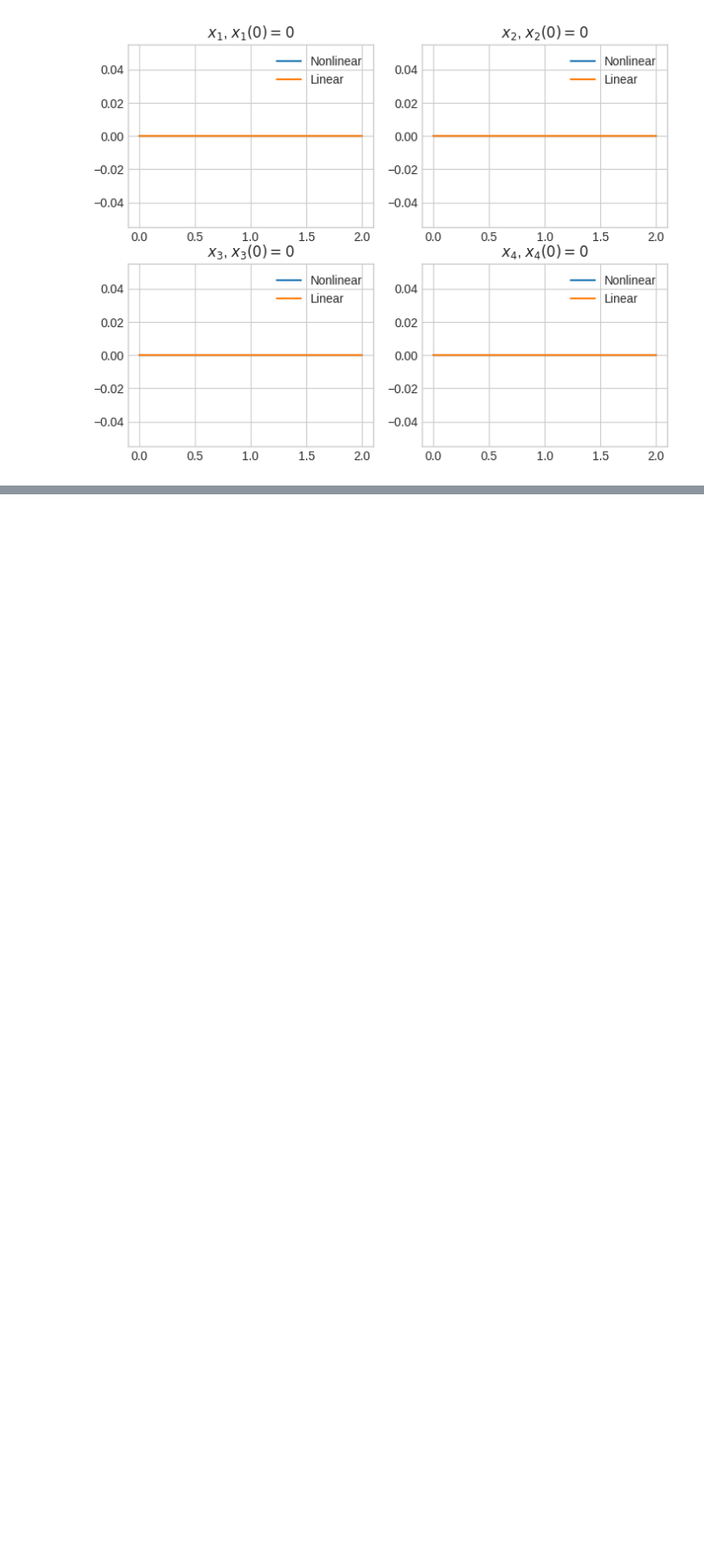
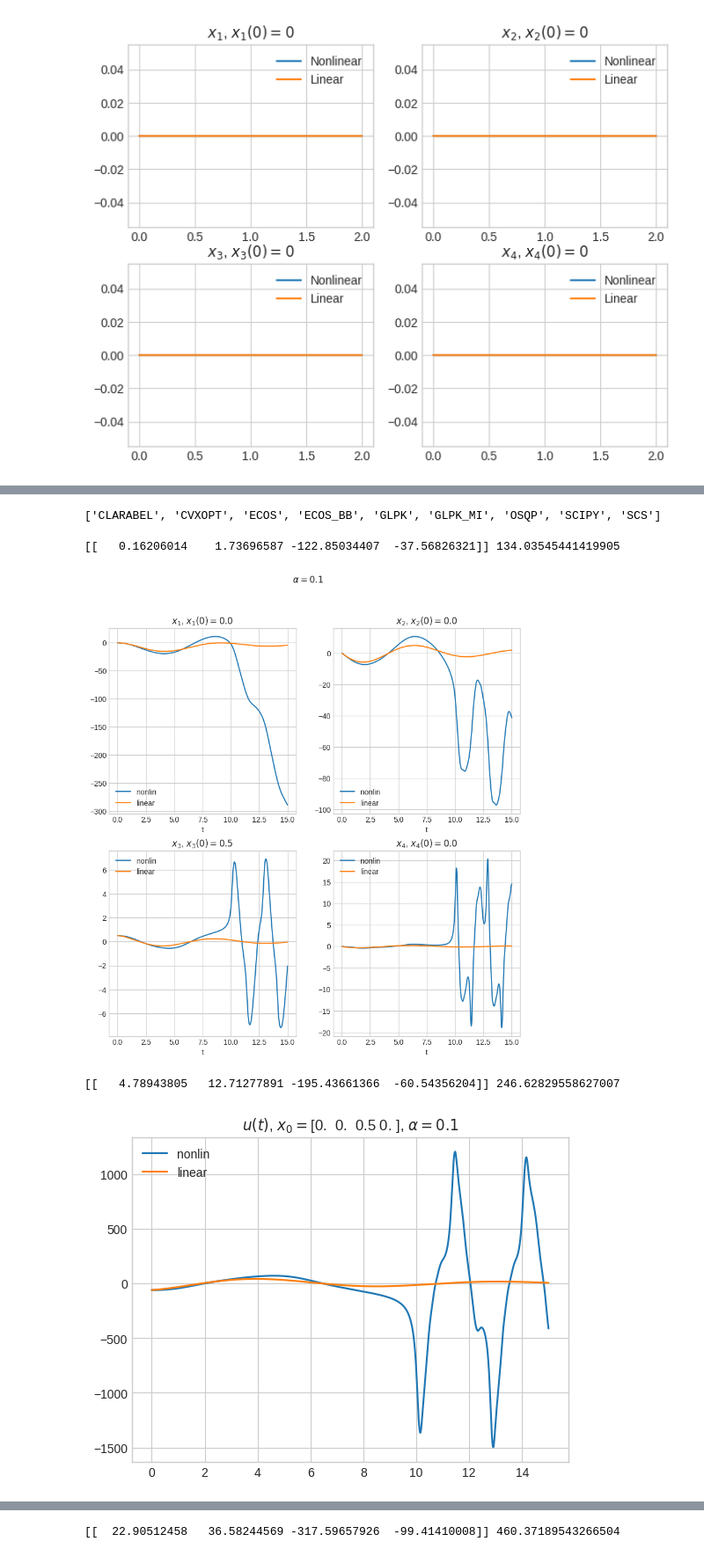
Before and after one commit to diuzhevVlad/control-theory-itmo-2023-2024, a Jupyter notebook: Course project/Course.ipynb, the cells around one changed output, grey strips where cells are left out. Shown at 88% size. Saved outputs shown, nothing was run; the diff lists cells and outputs as text; code cells hidden in the pictures; blank space fills up the shorter version.

```diff
--- a/Course project/Course.ipynb
+++ b/Course project/Course.ipynb
@@ -262,0 +464,50 @@ for i in range(4):
+# %%
+def task4_3_non_linear_compare_alphas_control(alpha, ts):
+    x0 = np.array([0, 0, 0.5, 0])
+    fig, ax = plt.subplots(2, 2, figsize=(10, 10))
+    K, mu = task4_get_K_LMI_mu(A, B, alpha,x0.reshape((4,1)))
+    print(K, mu)
+    ss_non_lin_4_3 = ctrl.NonlinearIOSystem(up_func, params={"K": K})
+    ss_non_lin_4_3.set_inputs(2)
+
+    ss_lin = ctrl.ss(A + B @ K, np.zeros_like(A), np.zeros_like(A), np.zeros_like(A))
+
+    resp = ctrl.initial_response(ss_lin, T=ts, X0=x0)
+    resp_non_lin = ctrl.input_output_response(ss_non_lin_4_3, T=ts, X0=x0, U=np.zeros((2, len(ts))))
+    fig.suptitle(f"$\\alpha={alpha}$")
+    for i in range(4):
+        ax[i//2, i%2].set_title(f"$x_{i+1}$, $x_{i+1}(0) = {x0[i]}$")
+        ax[i//2, i%2].plot(ts, resp_non_lin.states[i],label="nonlin")
+        ax[i//2, i%2].plot(ts, resp.states[i],label="linear")
+
+        ax[i//2, i%2].set_xlabel('t')
+        ax[i//2, i%2].grid(True)
+        ax[i//2, i%2].legend()
+
+    plt.savefig(f'{SAVE_PATH}/task4_3_{alpha}.jpg')
+    plt.show()
+
+    plt.clf()
+    plt.title(f"$u(t)$, $x_0=${x0}, $\\alpha={alpha}$")
+    plt.plot(ts, (K@resp_non_lin.states).reshape(-1), label="nonlin")
+    plt.plot(ts, (K@resp.states).reshape(-1), label="linear")
+    plt.legend()
+    plt.savefig(f'{SAVE_PATH}/task4_3_u_{alpha}.jpg')
+# %%
+print(cp.installed_solvers())
+# %% [output]
+['CLARABEL', 'CVXOPT', 'ECOS', 'ECOS_BB', 'GLPK', 'GLPK_MI', 'OSQP', 'SCIPY', 'SCS']
+# %%
+alphas = [
+    0.1, 0.5, 1
+]
+ts = get_t(15,0.005)
+for i, alpha in enumerate(alphas):
+    # if i == 2:
+    #     ts = get_t(1,0.001)
+    task4_3_non_linear_compare_alphas_control(alpha, ts)
+# %% [output]
+[[   0.16206014    1.73696587 -122.85034407  -37.56826321]] 134.03545441419905
+[figure, added]
+[[   4.78943805   12.71277891 -195.43661366  -60.54356204]] 246.62829558627007
+[figure, added]
@@ -262,0 +515 @@ for i in range(4):
+[[  22.90512458   36.58244569 -317.59657926  -99.41410008]] 460.37189543266504
```
Also changed, not shown: parts of 33 cells of this notebook, 25 other files.
